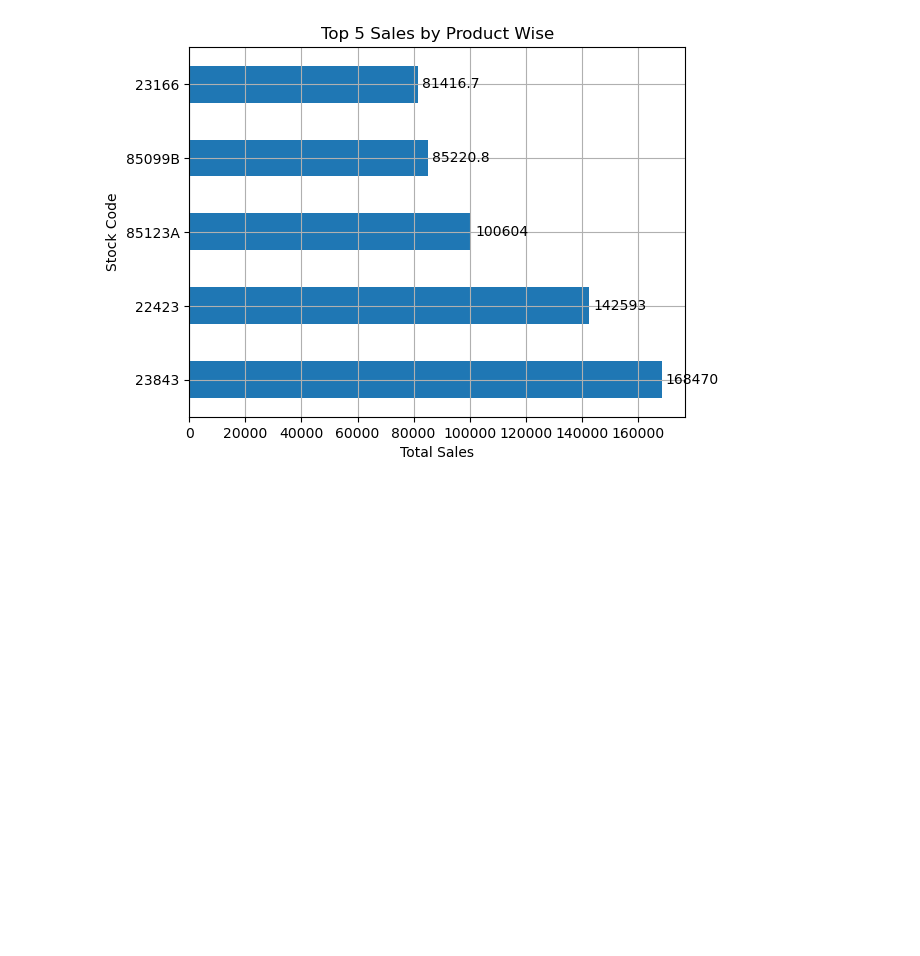
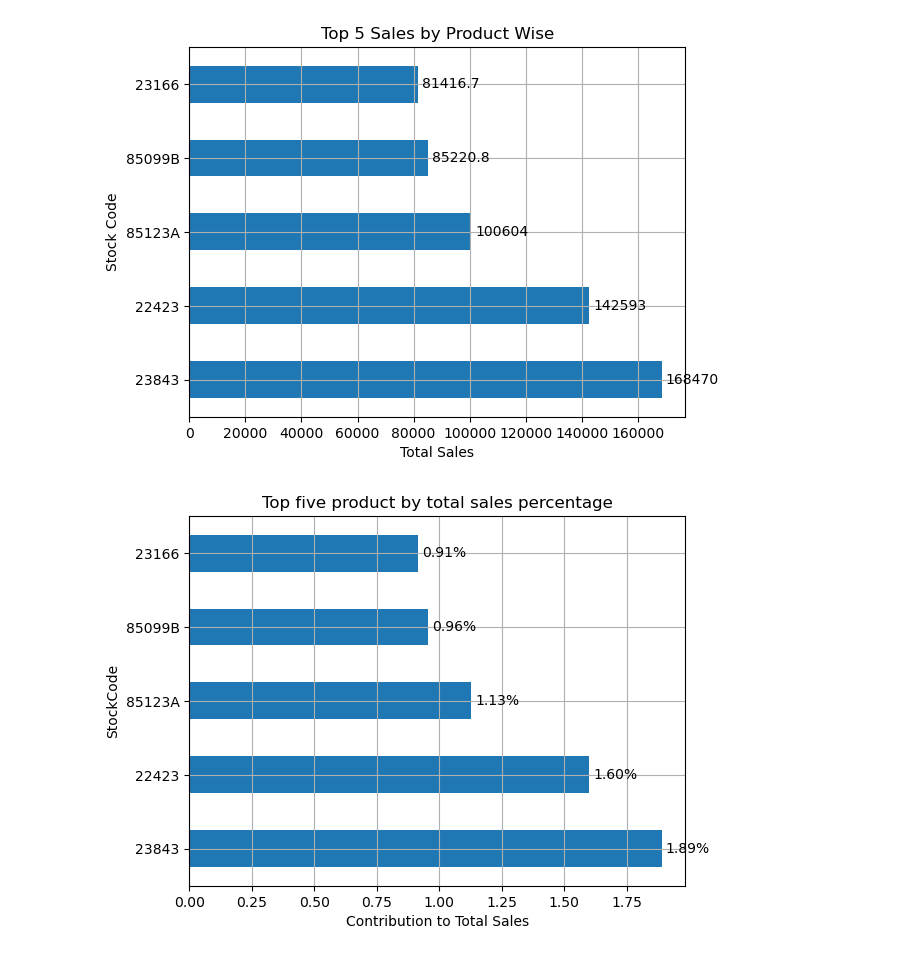
Before and after one commit to chanduka99/Retail_Data_Analysis, a Jupyter notebook: LargeScaleDataAnalysis.ipynb, the cells around one changed output. Saved outputs shown, nothing was run; the diff lists cells and outputs as text; code cells hidden in the pictures; blank space fills up the shorter version.

```diff
--- a/LargeScaleDataAnalysis.ipynb
+++ b/LargeScaleDataAnalysis.ipynb
@@ -530,3 +530,14 @@ plt.grid()
 plt.show()
 # %% [output]
 [figure]
+# %%
+# percentage wise for product
+product_wise_sales_by_percentage = product_wise_sales*(100/total_sales)
+top_5_products_by_sale_percentage = product_wise_sales_by_percentage.head(5)
+ax = top_5_products_by_sale_percentage.plot(kind = "barh",title="Top five product by total sales percentage",xlabel="Contribution to Total Sales",ylabel="StockCode")
+bar_container = ax.containers[0]
+ax.bar_label(bar_container,fmt="%.2f%%",padding=3)
+plt.grid()
+plt.show()
+# %% [output]
+[figure, added]
```
Also changed, not shown: parts of 5 cells of this notebook.
